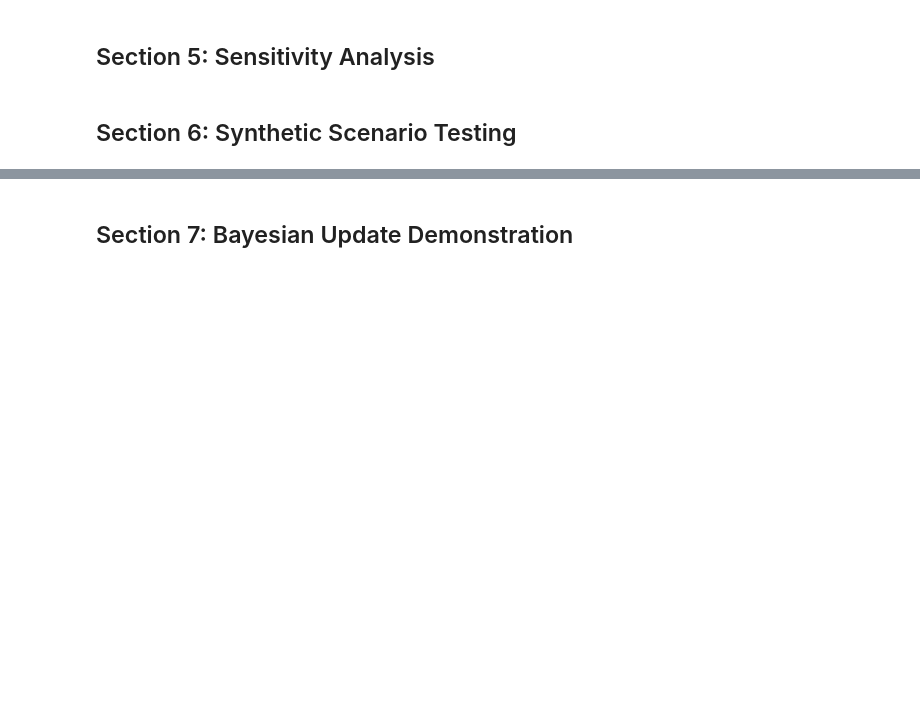
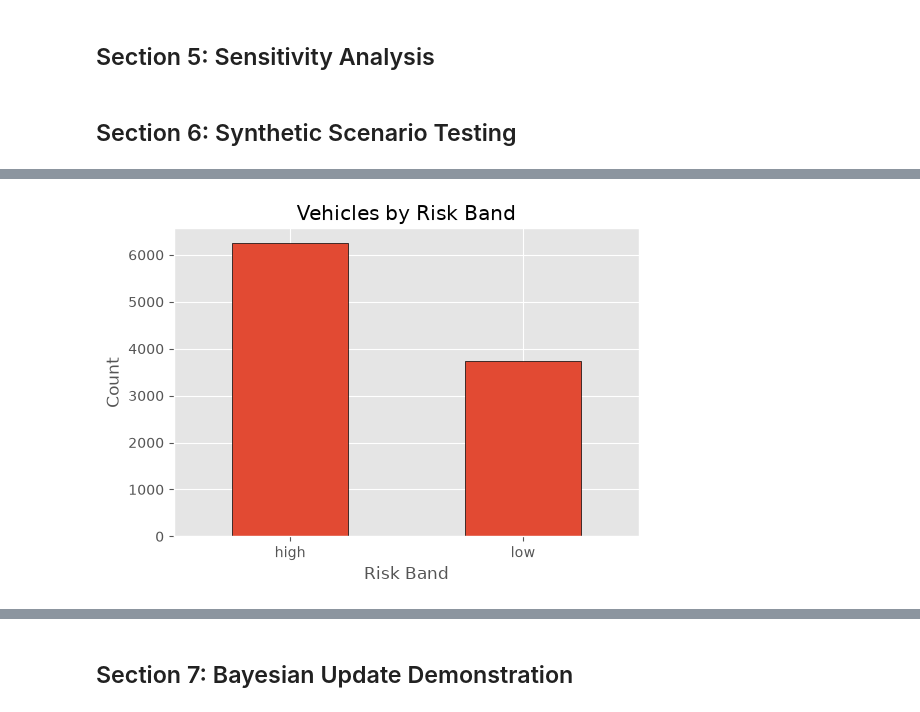
Before and after one commit to akashgupta0728/Zensung-Malaysia-EV, a Jupyter notebook: EV_Risk_Scoring_Model.ipynb, the cells around one changed output, grey strips where cells are left out. Drawn from its saved outputs; the diff is of its cells as text; code cells hidden in the pictures; blank space fills up the shorter version.

```diff
--- a/EV_Risk_Scoring_Model.ipynb
+++ b/EV_Risk_Scoring_Model.ipynb
@@ -252,0 +297,17 @@ Name: count, dtype: int64
+# %%
+plt.figure(figsize=(6,4))
+
+df["risk_band"].value_counts().sort_index().plot(
+    kind="bar",
+    edgecolor="black"
+)
+
+plt.title("Vehicles by Risk Band")
+plt.xlabel("Risk Band")
+plt.ylabel("Count")
+
+plt.xticks(rotation=0)
+
+plt.show()
+# %% [output]
+[figure, added]
```
Also changed, not shown: parts of 10 cells of this notebook.
